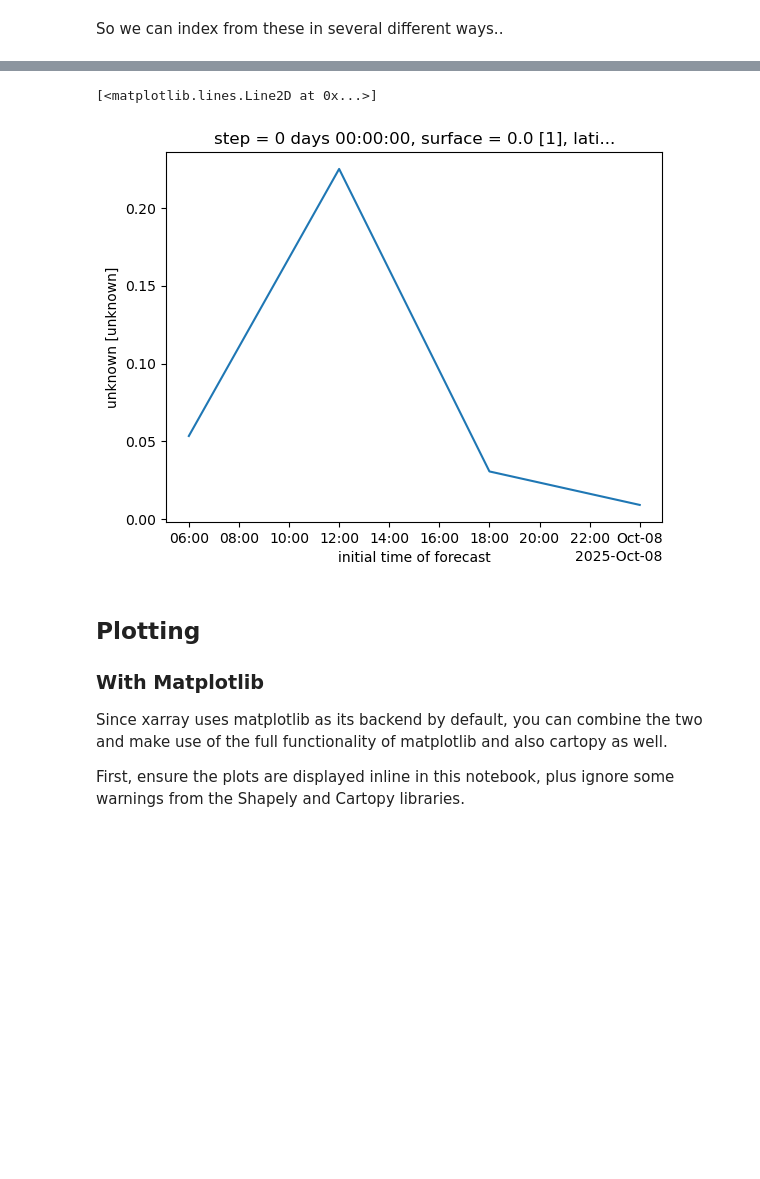
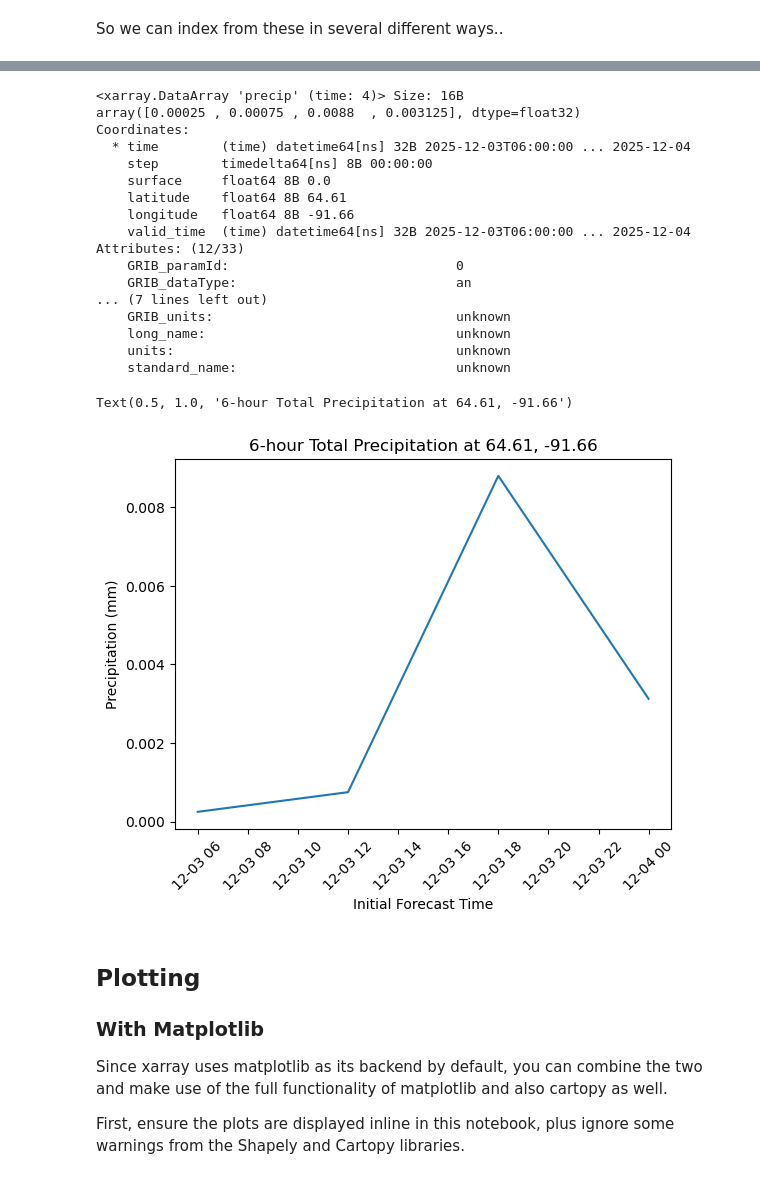
Before and after one commit to NHS-Dev/nhs-tutorials, a Jupyter notebook: python-examples/datamart-capa/datamart-capa-example.ipynb, the cells around one changed output, grey strips where cells are left out. Cells and saved outputs as stored; diff of their text form; code cells hidden in the pictures; blank space fills up the shorter version.

```diff
--- a/python-examples/datamart-capa/datamart-capa-example.ipynb
+++ b/python-examples/datamart-capa/datamart-capa-example.ipynb
@@ -440,10 +428,36 @@ array([[6.33250e-01, 7.77250e-01, 1.06550e+00, ..., 2.50000e-04,
     units:                                    unknown
     standard_name:                            unknown
 # %%
-ds['precip'][:,611,600].plot()
+# we can create a timeseries for a specific coordinate
+ds['precip'][:,611,600]
 # %% [output]
-[<matplotlib.lines.Line2D at 0x...>]
+<xarray.DataArray 'precip' (time: 4)> Size: 16B
+array([0.00025 , 0.00075 , 0.0088  , 0.003125], dtype=float32)
+Coordinates:
+  * time        (time) datetime64[ns] 32B 2025-12-03T06:00:00 ... 2025-12-04
+    step        timedelta64[ns] 8B 00:00:00
+    surface     float64 8B 0.0
+    latitude    float64 8B 64.61
+    longitude   float64 8B -91.66
+    valid_time  (time) datetime64[ns] 32B 2025-12-03T06:00:00 ... 2025-12-04
+Attributes: (12/33)
+    GRIB_paramId:                             0
+    GRIB_dataType:                            an
+... (7 lines left out)
+    GRIB_units:                               unknown
+    long_name:                                unknown
+    units:                                    unknown
+    standard_name:                            unknown
-[figure, removed]
+# %%
+# and plot the timeseries
+plt.plot(ds['time'], ds['precip'][:,611,600])
+plt.xlabel("Initial Forecast Time")
+plt.xticks(rotation=45)
+plt.ylabel("Precipitation (mm)")
+plt.title("6-hour Total Precipitation at 64.61, -91.66")
+# %% [output]
+Text(0.5, 1.0, '6-hour Total Precipitation at 64.61, -91.66')
+[figure, added]
 # %% [markdown]
 ## Plotting
 
```
Also changed, not shown: parts of 25 cells of this notebook, 1 other file.
